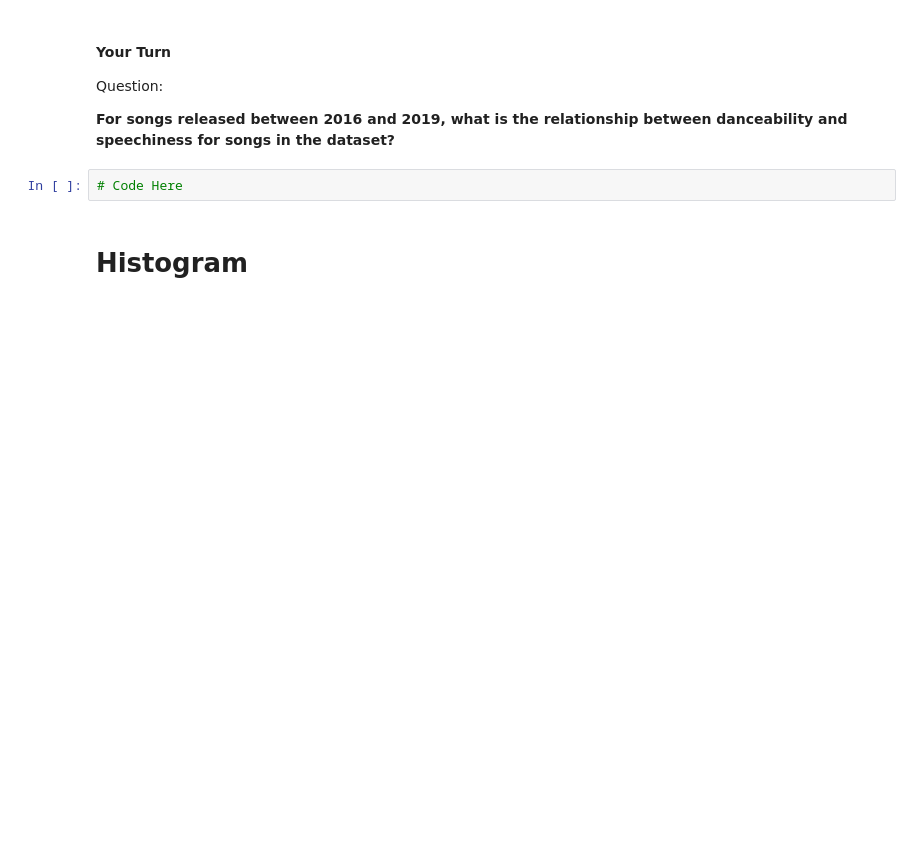
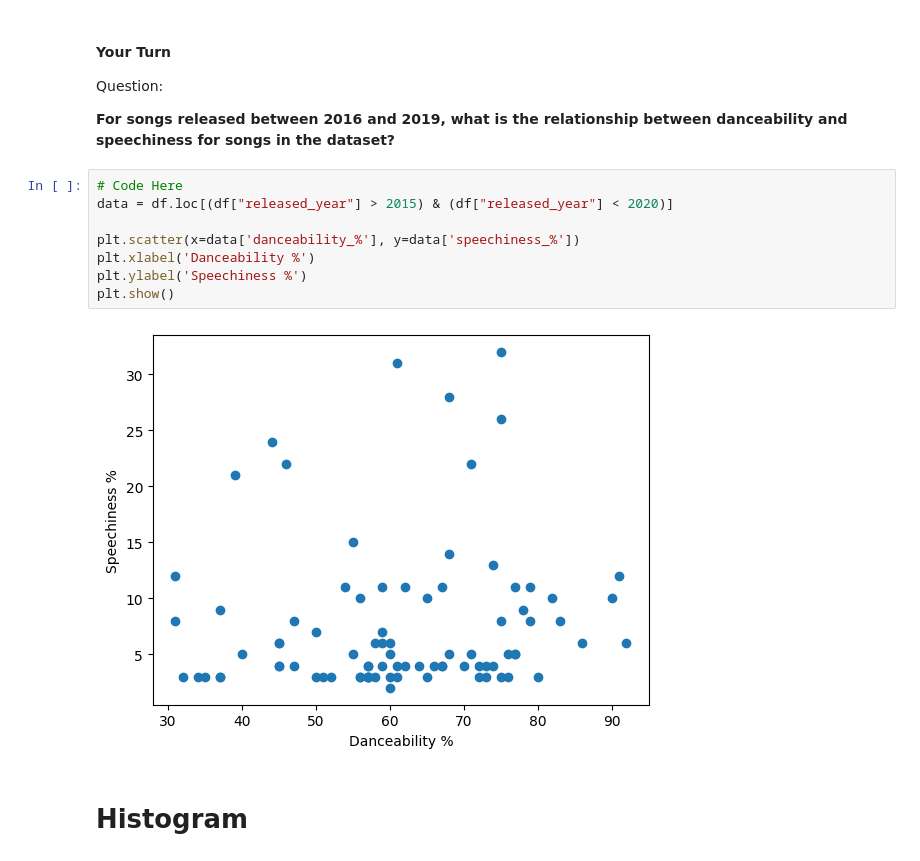
Before and after one commit to DataLore777/data-analysis-projects-class-19-and-20, a Jupyter notebook: class-19/exercises/data-viz-exercises.ipynb, the cells around one changed output. Drawn from its saved outputs; the diff is of its cells as text; blank space fills up the shorter version.

```diff
--- a/class-19/exercises/data-viz-exercises.ipynb
+++ b/class-19/exercises/data-viz-exercises.ipynb
@@ -339,8 +359,16 @@ plt.show()
 Question:
 
 **For songs released between 2016 and 2019, what is the relationship between danceability and speechiness for songs in the dataset?**
-# %%
-# Code Here
+# %%
+# Code Here
+data = df.loc[(df["released_year"] > 2015) & (df["released_year"] < 2020)]
+
+plt.scatter(x=data['danceability_%'], y=data['speechiness_%'])
+plt.xlabel('Danceability %')
+plt.ylabel('Speechiness %')
+plt.show()
+# %% [output]
+[figure, added]
 # %% [markdown]
 # Histogram
 # %% [markdown]
```
Also changed, not shown: parts of 11 cells of this notebook.
